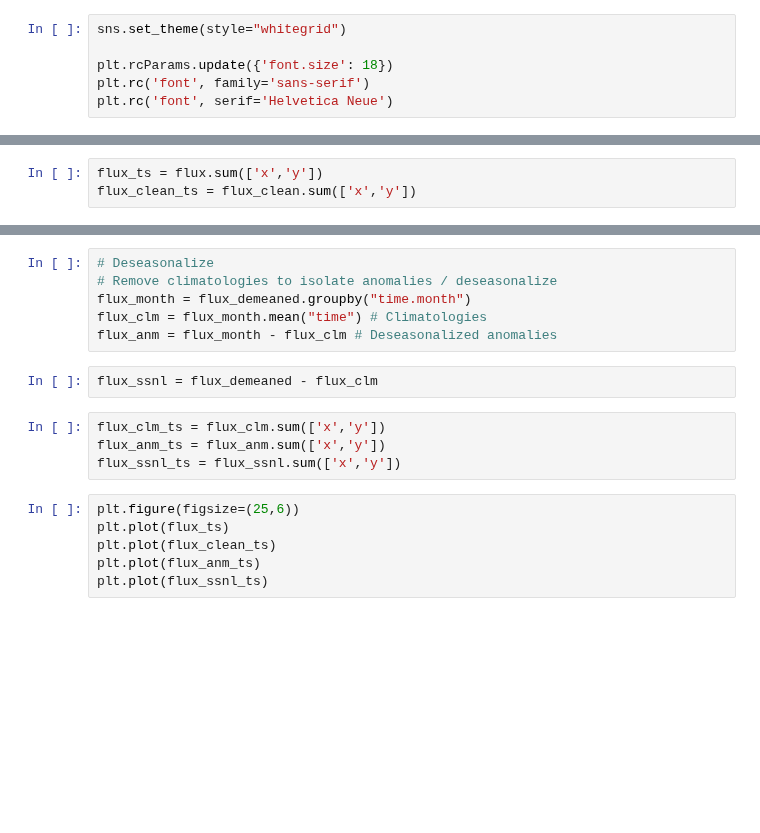
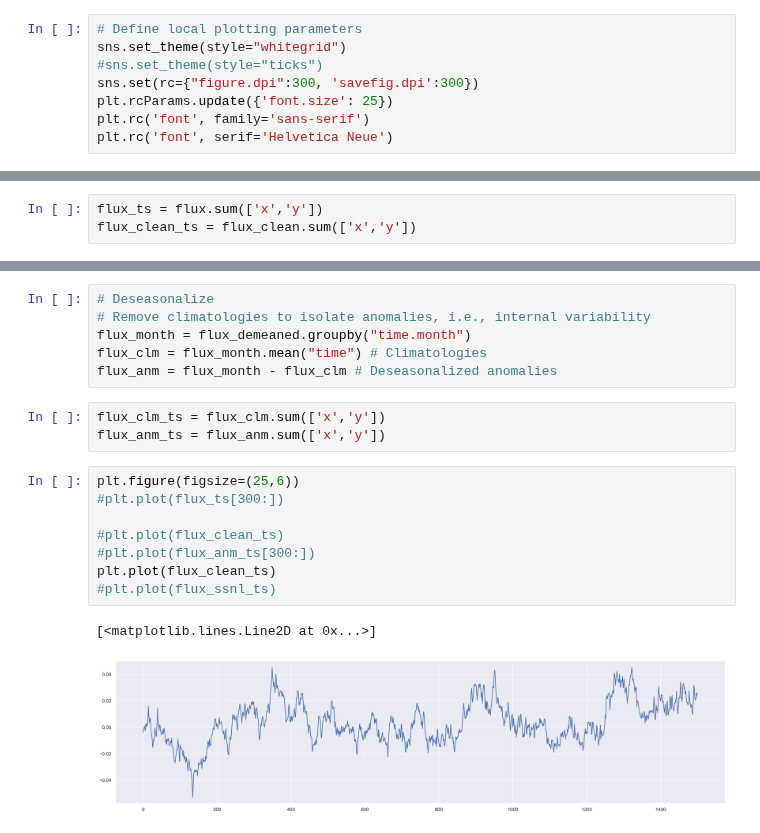
Before and after one commit to mshiv/aislens_emulation, a Jupyter notebook: notebooks/CiSE Final.ipynb, the cells around one changed output, grey strips where cells are left out. Saved outputs shown, nothing was run; the diff lists cells and outputs as text; blank space fills up the shorter version.

```diff
--- a/notebooks/CiSE Final.ipynb
+++ b/notebooks/CiSE Final.ipynb
@@ -23,8 +24,10 @@ from shapely.geometry import mapping
 import pandas as pd
 # %%
+# Define local plotting parameters
 sns.set_theme(style="whitegrid")
-
-plt.rcParams.update({'font.size': 18})
+#sns.set_theme(style="ticks")
+sns.set(rc={"figure.dpi":300, 'savefig.dpi':300})
+plt.rcParams.update({'font.size': 25})
 plt.rc('font', family='sans-serif')
 plt.rc('font', serif='Helvetica Neue')
 # %% [markdown]
@@ -85,18 +95,20 @@ flux_demeaned_ts = flux_demeaned.sum(['x','y'])
 # %%
 # Deseasonalize
-# Remove climatologies to isolate anomalies / deseasonalize
+# Remove climatologies to isolate anomalies, i.e., internal variability
 flux_month = flux_demeaned.groupby("time.month")
 flux_clm = flux_month.mean("time") # Climatologies
 flux_anm = flux_month - flux_clm # Deseasonalized anomalies
-# %%
-flux_ssnl = flux_demeaned - flux_clm
 # %%
 flux_clm_ts = flux_clm.sum(['x','y'])
 flux_anm_ts = flux_anm.sum(['x','y'])
-flux_ssnl_ts = flux_ssnl.sum(['x','y'])
 # %%
 plt.figure(figsize=(25,6))
-plt.plot(flux_ts)
+#plt.plot(flux_ts[300:])
+
+#plt.plot(flux_clean_ts)
+#plt.plot(flux_anm_ts[300:])
 plt.plot(flux_clean_ts)
-plt.plot(flux_anm_ts)
-plt.plot(flux_ssnl_ts)
+#plt.plot(flux_ssnl_ts)
+# %% [output]
+[<matplotlib.lines.Line2D at 0x...>]
+[figure, added]
```
Also changed, not shown: parts of 7 cells of this notebook, 3 other files.
